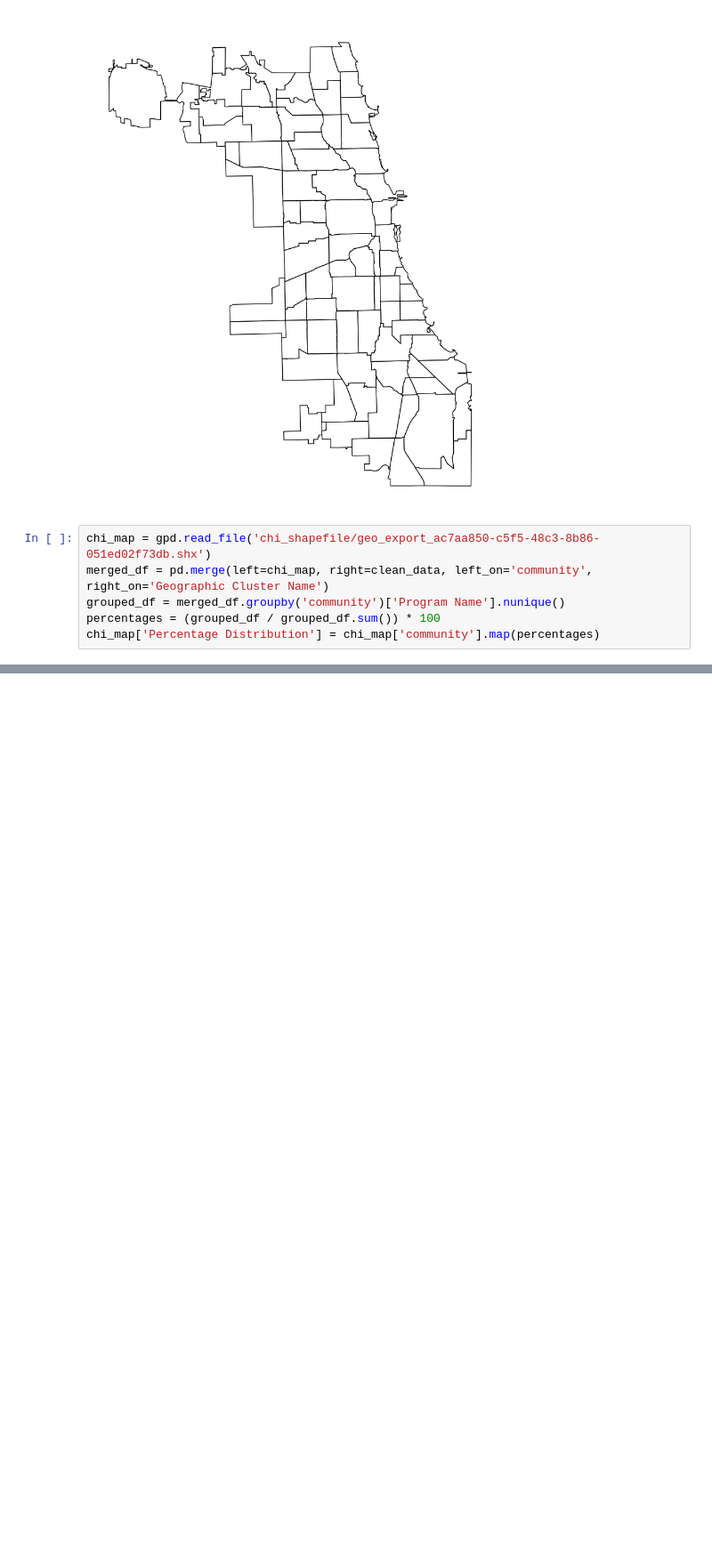
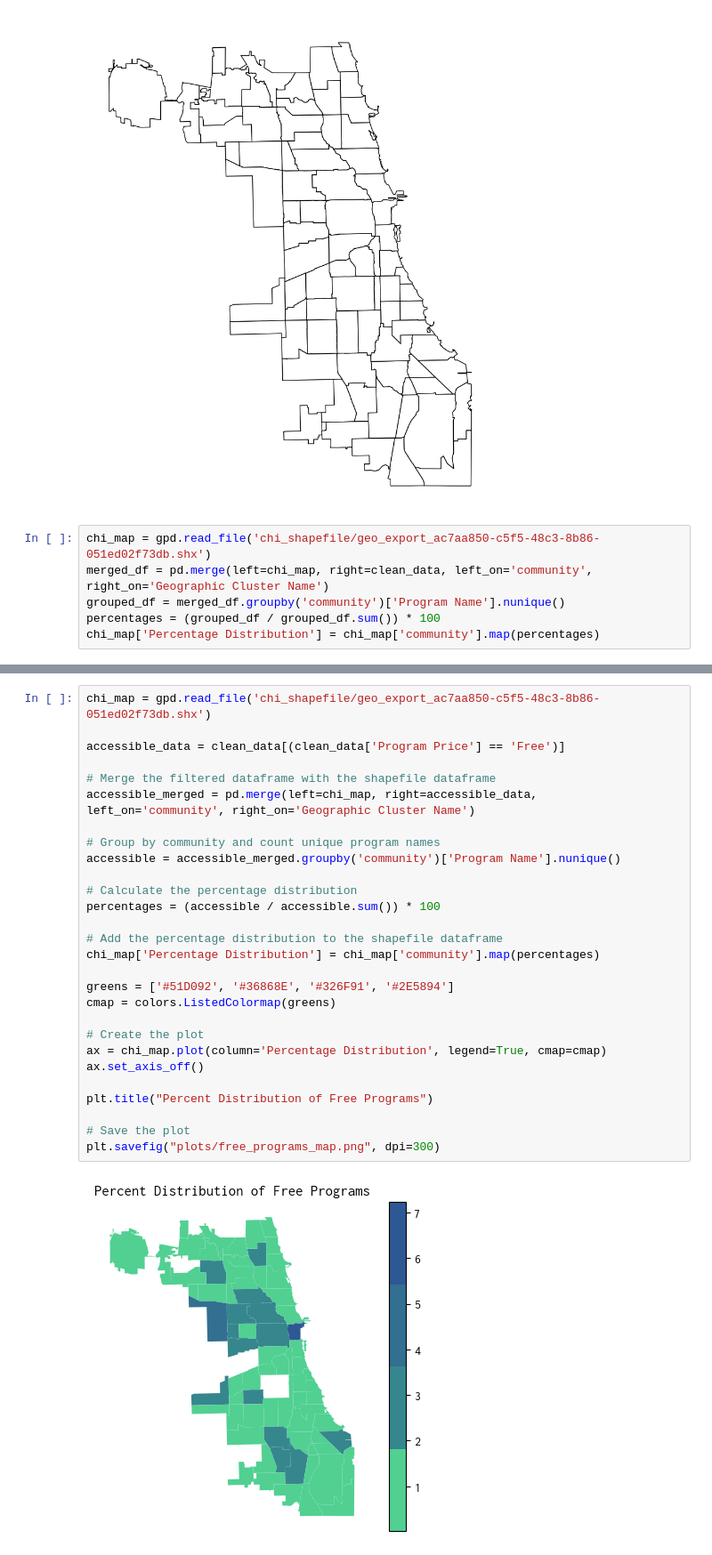
Before and after one commit to ishasharma2/stat390, a Jupyter notebook: eda.ipynb, the cells around one changed output, grey strips where cells are left out. Shown at 89% size. Drawn from its saved outputs; the diff is of its cells as text; blank space fills up the shorter version.

```diff
--- a/eda.ipynb
+++ b/eda.ipynb
@@ -299,0 +305,30 @@ plt.savefig("plots/shapefile_map.png", dpi=300)
+# %%
+chi_map = gpd.read_file('chi_shapefile/geo_export_ac7aa850-c5f5-48c3-8b86-051ed02f73db.shx')
+
+accessible_data = clean_data[(clean_data['Program Price'] == 'Free')]
+
+# Merge the filtered dataframe with the shapefile dataframe
+accessible_merged = pd.merge(left=chi_map, right=accessible_data, left_on='community', right_on='Geographic Cluster Name')
+
+# Group by community and count unique program names
+accessible = accessible_merged.groupby('community')['Program Name'].nunique()
+
+# Calculate the percentage distribution
+percentages = (accessible / accessible.sum()) * 100
+
+# Add the percentage distribution to the shapefile dataframe
+chi_map['Percentage Distribution'] = chi_map['community'].map(percentages)
+
+greens = ['#51D092', '#36868E', '#326F91', '#2E5894']
+cmap = colors.ListedColormap(greens)
+
+# Create the plot
+ax = chi_map.plot(column='Percentage Distribution', legend=True, cmap=cmap)
+ax.set_axis_off()
+
+plt.title("Percent Distribution of Free Programs")
+
+# Save the plot
+plt.savefig("plots/free_programs_map.png", dpi=300)
+# %% [output]
+[figure, added]
```
Also changed, not shown: parts of 2 cells of this notebook, 3 other files.
